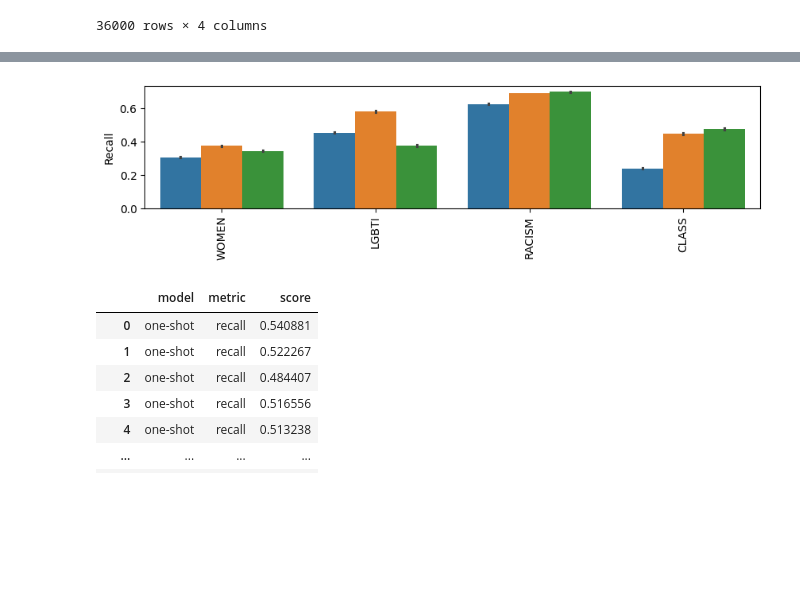
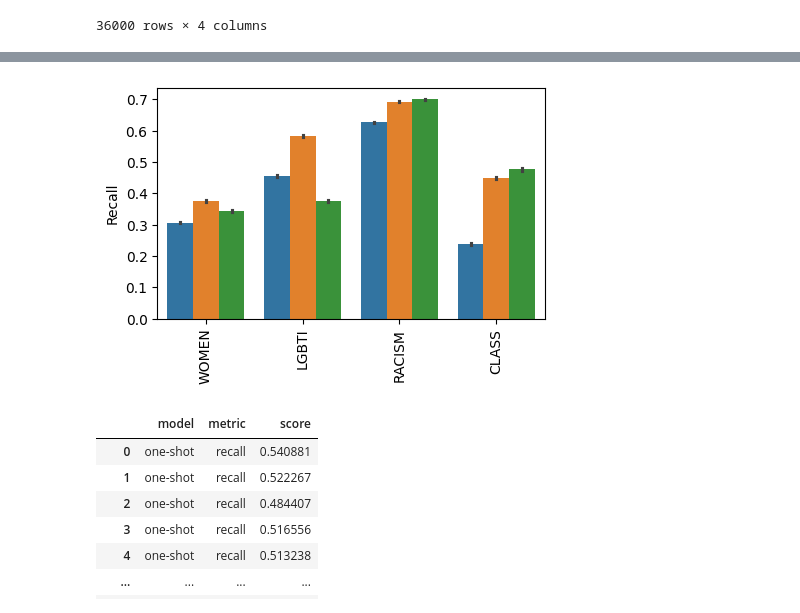
Before and after one commit to finiteautomata/rioplatense_hate_speech, a Jupyter notebook: notebooks/test-results.ipynb, the cells around one changed output, grey strips where cells are left out. Saved outputs shown, nothing was run; the diff lists cells and outputs as text; code cells hidden in the pictures; blank space fills up the shorter version.

```diff
--- a/notebooks/test-results.ipynb
+++ b/notebooks/test-results.ipynb
@@ -29,7 +32,9 @@ from rioplatense_hs.preprocessing import text_to_label, labels
 from sklearn.metrics import classification_report
 
 pred_labels = [f"PRED_{label}" for label in labels]
+score_labels = [f"SCORE_{label}" for label in labels]
 
+dfs["beto"][score_labels] = dfs["beto"][pred_labels]
 dfs["beto"][pred_labels] = (dfs["beto"][pred_labels] > 0.5).astype(int)
 # %%
 labels = ["WOMEN", "LGBTI", "RACISM", "CLASS"]
@@ -123,28 +128,28 @@ plt.savefig(f"img/{metric}.png", bbox_inches='tight', dpi=300)
 # %%
 import seaborn as sns
 import matplotlib.pyplot as plt
 
 
 # Create the barplot
 
 metric = "recall"
 
-plt.figure(figsize=(10, 2))
+plt.figure(figsize=(5, 3))
 sns.barplot(x='label', y='score', hue='model', data=df_metrics[df_metrics["metric"] == metric], hue_order=["one-shot", "few-shot", "beto"], legend=False)
 # Remove the legend
 #plt.legend(loc='upper right', bbox_to_anchor=(1.3, 1))
 
 # Set the plot title and labels
 plt.xlabel('')
 plt.ylabel(metric.capitalize())
 
 # Show the plot
 
 plt.xticks(rotation=90)
 #plt.show()
 plt.savefig(f"img/{metric}.png", bbox_inches='tight', dpi=300)
 # %% [output]
-[figure, old version]
+[figure, new version]
 # %%
 # Just keep the most important characteristics
 
```
Also changed, not shown: parts of 9 cells of this notebook, 3 other files.
